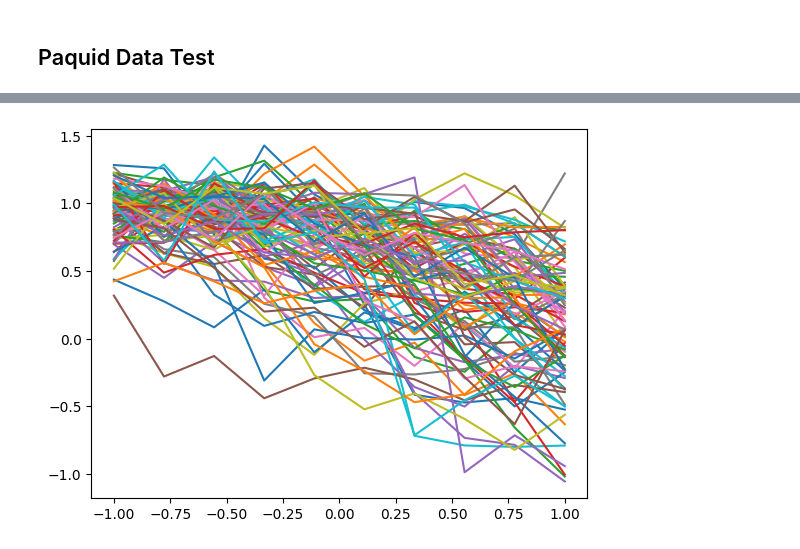
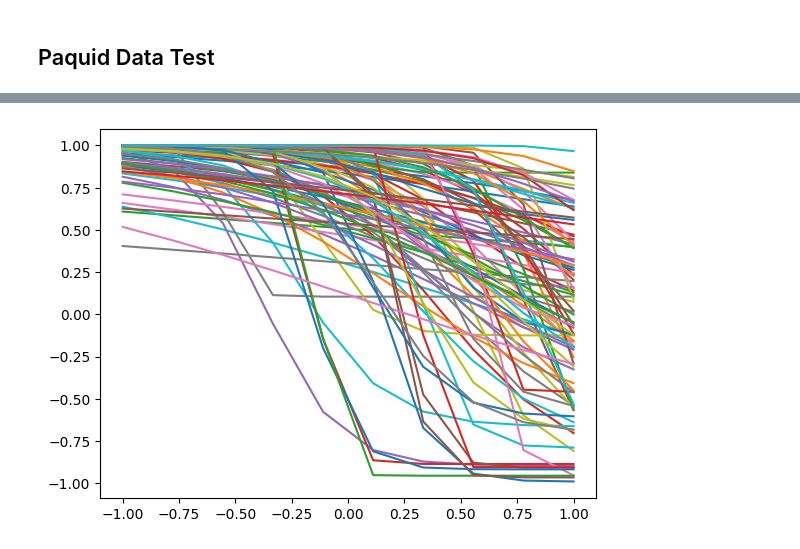
Before and after one commit to felixlaplante/jmstate, a Jupyter notebook: paquid-test2.ipynb, the cells around one changed output, grey strips where cells are left out. Saved outputs shown, nothing was run; the diff lists cells and outputs as text; code cells hidden in the pictures.

```diff
--- a/paquid-test2.ipynb
+++ b/paquid-test2.ipynb
@@ -49,19 +44,23 @@ def get_Y(id):
     return torch.tensor(paquid[paquid["ID"] == id]["MMSE"].values)
 # %%
-def prepare_all(ids):
+def prepare_all(ids: list[int]):
     trajectories0 = [get_trajectory(i) for i in ids]
     c0 = torch.tensor([get_last_visit_age(i) for i in ids]).view(-1, 1)
-    t0 = torch.nn.utils.rnn.pad_sequence([get_t(i) for i in ids], batch_first=True, padding_value=torch.nan)
-    y0 = torch.nn.utils.rnn.pad_sequence([get_Y(i) for i in ids], batch_first=True, padding_value=torch.nan)[..., None]
+    t0 = torch.nn.utils.rnn.pad_sequence(
+        [get_t(i) for i in ids], batch_first=True, padding_value=torch.nan
+    )
+    y0 = torch.nn.utils.rnn.pad_sequence(
+        [get_Y(i) for i in ids], batch_first=True, padding_value=torch.nan
+    )[..., None]
     x = torch.cat([get_X(i).view(1, -1) for i in ids], dim=0)
-    x = torch.cat([x, torch.ones(*x.shape[:-1], 1)], dim=-1)
 
     t_min, t_max = torch.nanquantile(t0, 0).item(), torch.nanquantile(t0, 1).item()
     y_min, y_max = torch.nanquantile(y0, 0).item(), torch.nanquantile(y0, 1).item()
 
-    def normalize_t(t):
+    def normalize_t(t: torch.Tensor | float):
         return (2.0 * t - (t_max + t_min)) / (t_max - t_min)
-    def normalize_y(y):
+
+    def normalize_y(y: torch.Tensor):
         return (2.0 * y - (y_max + y_min)) / (y_max - y_min)
 
     y = normalize_y(y0)
@@ -84,6 +80,0 @@ buckets = build_buckets(trajectories)
-# %%
-surv_params = {}
-for key, value in buckets.items():
-    t0, t1 = value.t0, value.t1
-    exp_fit = ExponentialFitter().fit(t1 - t0)
-    surv_params[key] = exp_fit.lambda_
@@ -90,18 +83,22 @@ for key, value in buckets.items():
 # %%
+@torch.jit.script
 def reg(t, psi):
     a, b, c = psi.chunk(3, dim=-1)
-    return (a * torch.tanh(2 * (t - c) / (a * b)) + (1-a)).unsqueeze(-1)
+    return (a * torch.tanh(2 * (t - c) / (a * b)) + (1 - a)).unsqueeze(-1)
 
+
+@torch.jit.script
 def f(gamma, x, b):
     psi = gamma + b
     psi[..., 0] = torch.sigmoid(psi[..., 0])
     psi[..., 1] = -psi[..., 1].exp()
     return psi
 
-surv = {key: HazardFns(jmstate.functions.Exponential(1), reg) for key in buckets}
+
+surv = {key: HazardFns(jmstate.functions.Exponential(1.0), reg) for key in buckets}
 
 init_alphas = {key: torch.zeros(1) for key in buckets}
-init_betas = {key: torch.zeros(3) for key in buckets}
+init_betas = {key: torch.zeros(2) for key in buckets}
 
 init_params = ModelParams(
     torch.zeros(3),
@@ -109,6 +106,7 @@ init_params = ModelParams(
     repr_from_cov(torch.eye(1), method="ball"),
     init_alphas,
     init_betas,
+    extra=[p for val in surv.values() for p in val[0].parameters()],
 )
 
 model_design = ModelDesign(
@@ -145,24 +144,24 @@ tensor([[ 1.9605, -0.6543,  0.2786],
 # %%
 n_test = 100
 t_test = torch.linspace(-1, 1, 10)
 
 Q_dist = torch.distributions.MultivariateNormal(
     torch.zeros(3), model.params_.get_cov("Q")
 )
 R_dist = torch.distributions.MultivariateNormal(
     torch.zeros(1), model.params_.get_cov("R")
 )
 
 x_test = x[:n_test]
 b_test = Q_dist.sample((n_test,))
 psi_test = model_design.individual_effects_fn(model.params_.gamma, x_test, b_test)
 trajectories_init_test = [[trajectories[i][0]] for i in range(n_test)]
 y_test = model_design.regression_fn(t_test, psi_test)
-y_test += R_dist.sample(y_test.shape[:-1])
+y_test += 0 * R_dist.sample(y_test.shape[:-1])
 plt.plot(t_test, y_test[:, :, 0].T)
 plt.show()
 # %% [output]
-[figure, old version]
+[figure, new version]
 # %%
 sample_data_test = SampleData(x_test, trajectories_init_test, psi_test)
 trajectories_test = model.sample_trajectories(
```
Also changed, not shown: parts of 8 cells of this notebook.
